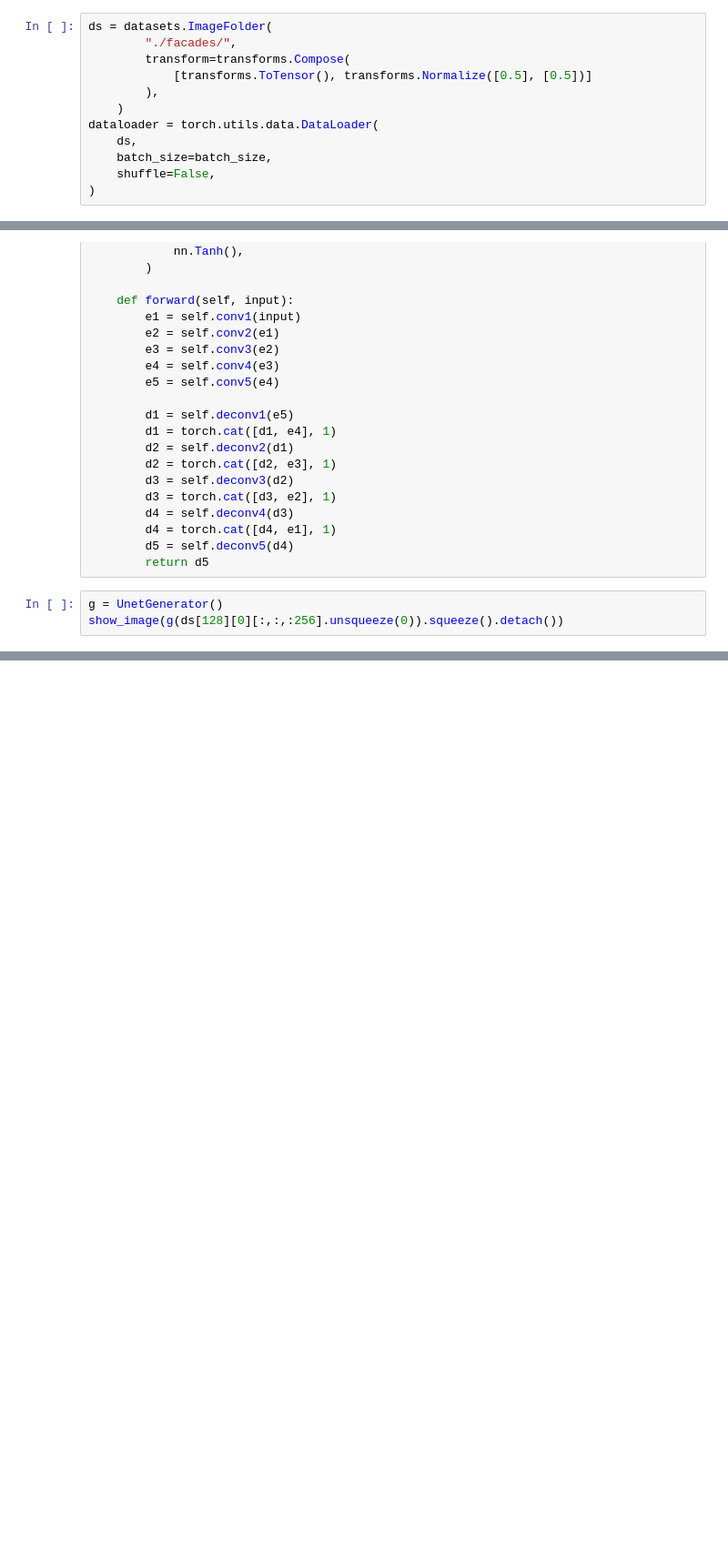
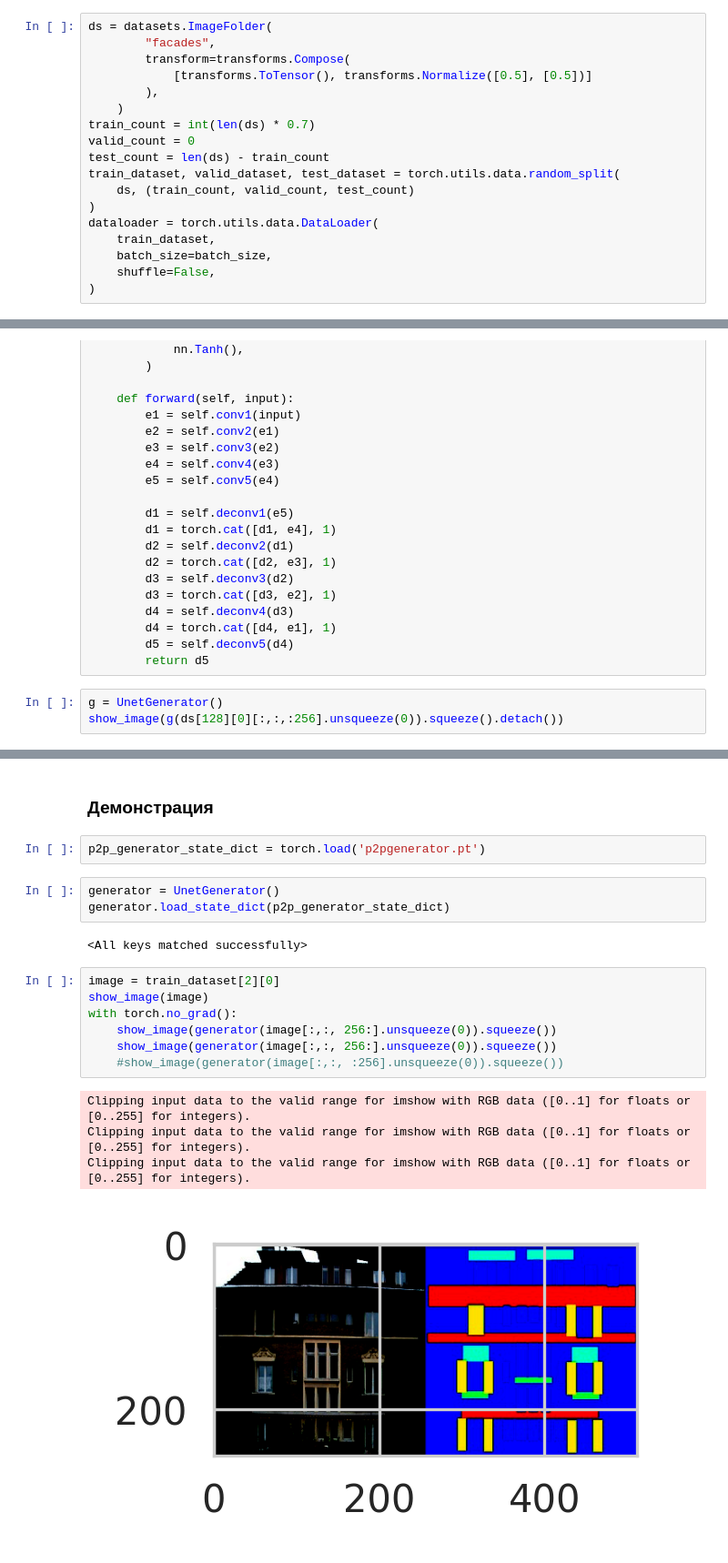
Before and after one commit to RyazMax/MADE_ADL, a Jupyter notebook: HW3/HW3.ipynb, the cells around one changed output, grey strips where cells are left out. Shown at 91% size. Drawn from its saved outputs; the diff is of its cells as text; blank space fills up the shorter version.

```diff
--- a/HW3/HW3.ipynb
+++ b/HW3/HW3.ipynb
@@ -68,13 +68,19 @@ batch_size = 10
 Using cuda True
 # %%
 ds = datasets.ImageFolder(
-        "./facades/",
+        "facades",
         transform=transforms.Compose(
             [transforms.ToTensor(), transforms.Normalize([0.5], [0.5])]
         ),
     )
+train_count = int(len(ds) * 0.7)
+valid_count = 0
+test_count = len(ds) - train_count
+train_dataset, valid_dataset, test_dataset = torch.utils.data.random_split(
+    ds, (train_count, valid_count, test_count)
+)
 dataloader = torch.utils.data.DataLoader(
-    ds,
+    train_dataset,
     batch_size=batch_size,
     shuffle=False,
 )
@@ -318,0 +321,21 @@ KeyboardInterrupt:
+# %% [markdown]
+### Демонстрация
+# %%
+p2p_generator_state_dict = torch.load('p2pgenerator.pt')
+# %%
+generator = UnetGenerator()
+generator.load_state_dict(p2p_generator_state_dict)
+# %% [output]
+<All keys matched successfully>
+# %%
+image = train_dataset[2][0]
+show_image(image)
+with torch.no_grad():
+    show_image(generator(image[:,:, 256:].unsqueeze(0)).squeeze())
+    show_image(generator(image[:,:, 256:].unsqueeze(0)).squeeze())
+    #show_image(generator(image[:,:, :256].unsqueeze(0)).squeeze())
+# %% [output]
+Clipping input data to the valid range for imshow with RGB data ([0..1] for floats or [0..255] for integers).
+Clipping input data to the valid range for imshow with RGB data ([0..1] for floats or [0..255] for integers).
+Clipping input data to the valid range for imshow with RGB data ([0..1] for floats or [0..255] for integers).
+[figure, added]
```
Also changed, not shown: parts of 22 cells of this notebook, 11 other files.
